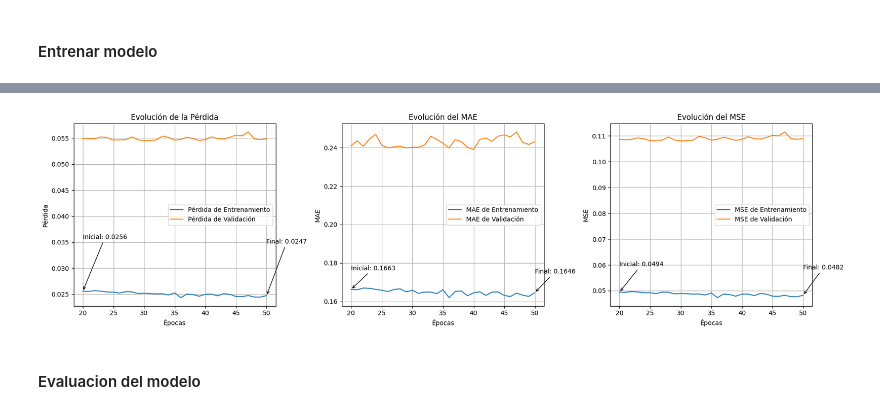
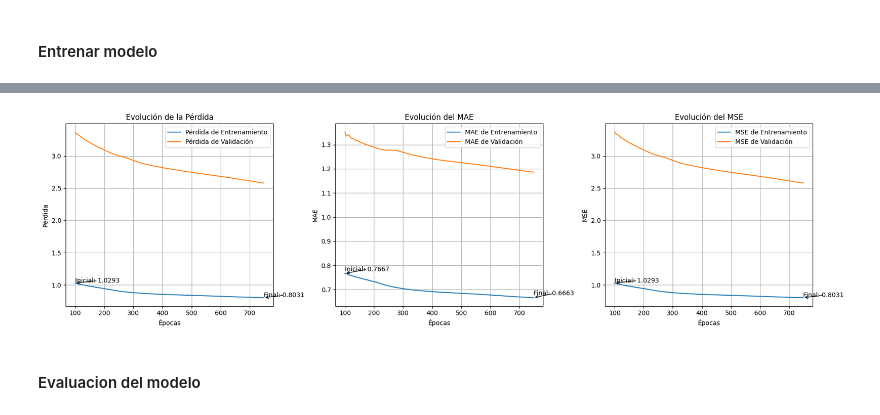
Before and after one commit to Ronald2328/Tesis-RNN-2024, a Jupyter notebook: Explore_model.ipynb, the cells around one changed output, grey strips where cells are left out. Drawn from its saved outputs; the diff is of its cells as text; code cells hidden in the pictures.

Commit message:
Cambiando el modelo

```diff
--- a/Explore_model.ipynb
+++ b/Explore_model.ipynb
@@ -169,8 +200,8 @@ plt.show()
 # %%
-mean_temp_min = df['temp_min'].mean()
-df['temp_min'] = df['temp_min'].apply(lambda x: mean_temp_min if x < 10 else x)
+mean_temp_min = df['tmin'].mean()
+df['tmin'] = df['tmin'].apply(lambda x: mean_temp_min if x < 10 else x)
 # %%
-selected_columns = ['temp_max', 'temp_min', 'avg_temp', 'presion']
+selected_columns = ['tmax', 'tmin', 'tavg', 'pres']
 
 fig, axes = plt.subplots(nrows=1, ncols=4, figsize=(12, 4))
 axes = axes.flat
@@ -430,0 +422,15 @@ RMSE: 0.32878674584362516
+# %%
+# Configurar dispositivo
+device = torch.device("cuda" if torch.cuda.is_available() else "cpu")
+
+# Dimensiones del modelo
+input_dim = len(features)  # Número de características de entrada
+hidden_dim = 2  # Dimensión de las capas ocultas
+layer_dim = 1  # Número de capas LSTM
+output_dim = len(target_features)  # Número de salidas
+
+# Crear el modelo LSTM
+model = LSTM(input_dim, hidden_dim, layer_dim, output_dim)
+
+# Mover el modelo a GPU o CPU
+model.to(device) #https://github.com/cnzdgr/Weather-Forecast/blob/main/Weather_Prediction_using_LSTM.ipynb
@@ -430,0 +442,8 @@ RMSE: 0.32878674584362516
+# %%
+history = train(model,
+                0.01,
+                X_train,
+                y_train,
+                X_test,
+                y_test,
+                epochs=5)
@@ -502,7 +562,7 @@ plot_training_history(history, epoch_start=0, epoch_end=None, tamaño=0.01)
 # %%
 # Llamada a la función para graficar desde un intervalo "mas optimo"
-plot_training_history(history, epoch_start=20, epoch_end=None, tamaño=0.01)
+plot_training_history(history, epoch_start=100, epoch_end=None, tamaño=0.01)
 # %% [output]
-[figure, old version]
+[figure, new version]
 # %% [markdown]
 #### Evaluacion del modelo
```
Also changed, not shown: parts of 54 cells of this notebook, 9 other files.
